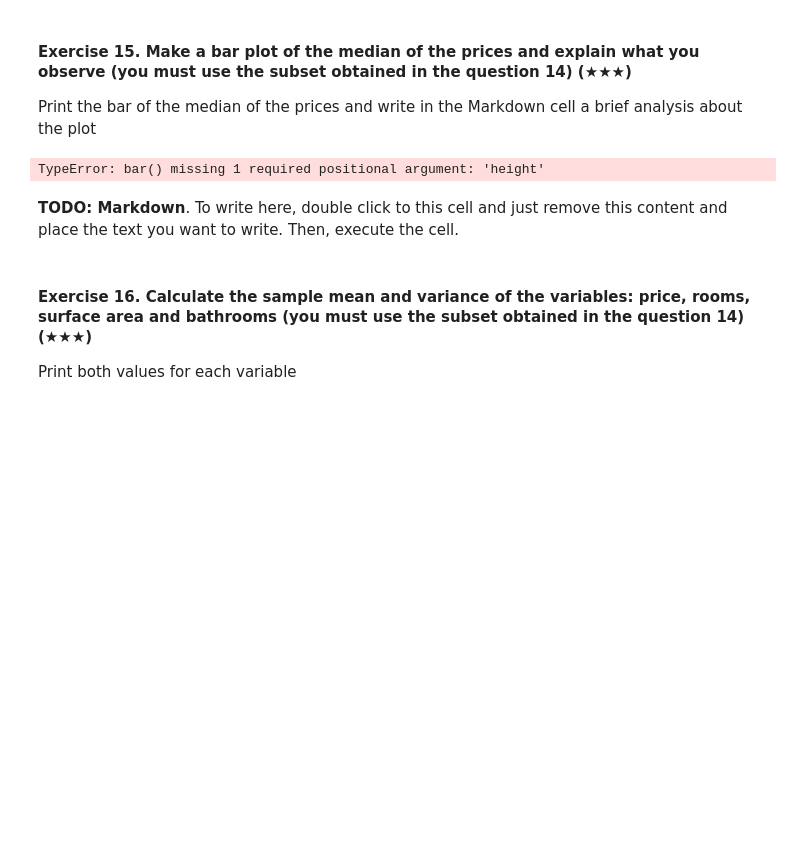
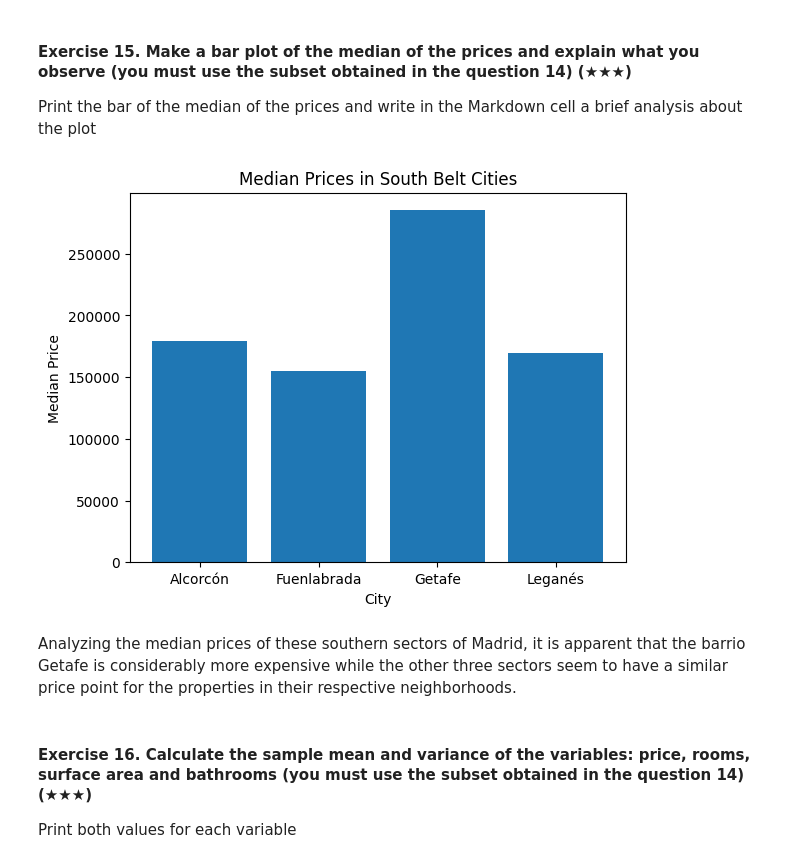
Before and after one commit to Kransky85/realestate-datacleanup-exercise, a Jupyter notebook: project.ipynb, the cells around one changed output. Saved outputs shown, nothing was run; the diff lists cells and outputs as text; code cells hidden in the pictures; blank space fills up the shorter version.

Commit message:
Pending changes exported from your codespace

```diff
--- a/project.ipynb
+++ b/project.ipynb
@@ -238,32 +228,11 @@ Hint: Create a new column called `pps` (price per square) and then analyse the v
 # %%
 # print(ds.columns)
 
-# data = ds[ds['level5'].isin(["Valdemorillo", "Galapagar"])]
-# ds['pps'] = data['price'] / data['surface']
+data = ds[ds['level5'].isin(["Valdemorillo", "Galapagar"])]
+ds['pps'] = data['price'] / data['surface']
 
-# avg_price_valdemorillo = ds[ds['level5'] == 'Valdemorillo']['pps'].mean()
-# avg_price_galapagar = ds[ds['level5'] == 'Galapagar']['pps'].mean()
+avg_price_valdemorillo = ds[ds['level5'] == 'Valdemorillo']['pps'].mean()
+avg_price_galapagar = ds[ds['level5'] == 'Galapagar']['pps'].mean()
 
-# print(f"The average price for Valdemorillo is {avg_price_valdemorillo} and for Galapagar is {avg_price_galapagar}")
-
-surface_data = 'surface'
-if len(ds) == len(surface_data):
-    # Add 'surface' column to your dataset
-    ds['surface'] = surface_data['surface']  # Replace 'surface_column_name' with the actual column name in your surface data
-else:
-    print("Lengths of datasets do not match. Unable to add 'surface' column.")
-# Selecting data for Valdemorillo and Galapagar
-data = ds[ds['level5'].isin(["Valdemorillo", "Galapagar"])]
-
-# Calculate price per square meter (pps)
-data['pps'] = data['price'], data['level5']  # Here is where the error occurs
-
-# Calculate average price per square meter for Valdemorillo
-avg_price_valdemorillo = data[data['level5'] == 'Valdemorillo']['pps'].mean()
-
-# Calculate average price per square meter for Galapagar
-avg_price_galapagar = data[data['level5'] == 'Galapagar']['pps'].mean()
-
-# Print the average prices per square meter for both areas
-print(f"The average price per square meter for Valdemorillo is {avg_price_valdemorillo} and for Galapagar is {avg_price_galapagar}")
+print(f"The average price for Valdemorillo is {avg_price_valdemorillo} and for Galapagar is {avg_price_galapagar}")
 # %% [output]
@@ -346,13 +318,21 @@ Print the bar of the median of the prices and write in the Markdown cell a brief
 # %%
 import matplotlib.pyplot as plt
 
-south_belt = ds[ds['level5'].isin(["Fuenlabrada","Leganés","Getafe","Alcorcón"])]
+south_belt = ds[ds['level5'].isin(["Fuenlabrada", "Leganés", "Getafe", "Alcorcón"])]
 
-plt.bar(x= , y=south_belt).median()
+median_prices = south_belt.groupby('level5')['price'].median()
+
+plt.bar(x=median_prices.index, height=median_prices.values)
+
+plt.xlabel('City')
+plt.ylabel('Median Price')
+plt.title('Median Prices in South Belt Cities')
+
+plt.show()
 # %% [output]
-TypeError: bar() missing 1 required positional argument: 'height'
+[figure, added]
 # %% [markdown]
-**TODO: Markdown**. To write here, double click to this cell and just remove this content and place the text you want to write. Then, execute the cell.
+Analyzing the median prices of these southern sectors of Madrid, it is apparent that the barrio Getafe is considerably more expensive while the other three sectors seem to have a similar price point for the properties in their respective neighborhoods.
 # %% [markdown]
 #### Exercise 16. Calculate the sample mean and variance of the variables: price, rooms, surface area and bathrooms (you must use the subset obtained in the question 14) (★★★)
 
```
Also changed, not shown: parts of 8 cells of this notebook.
